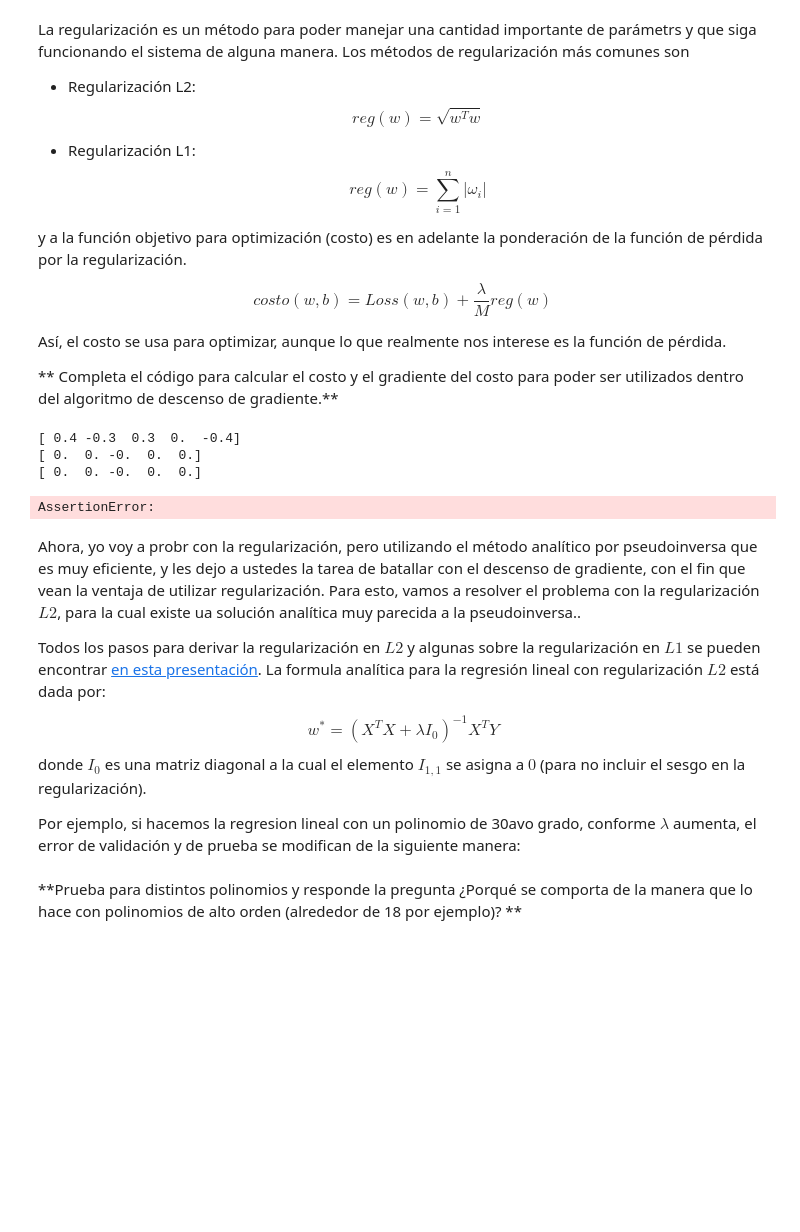
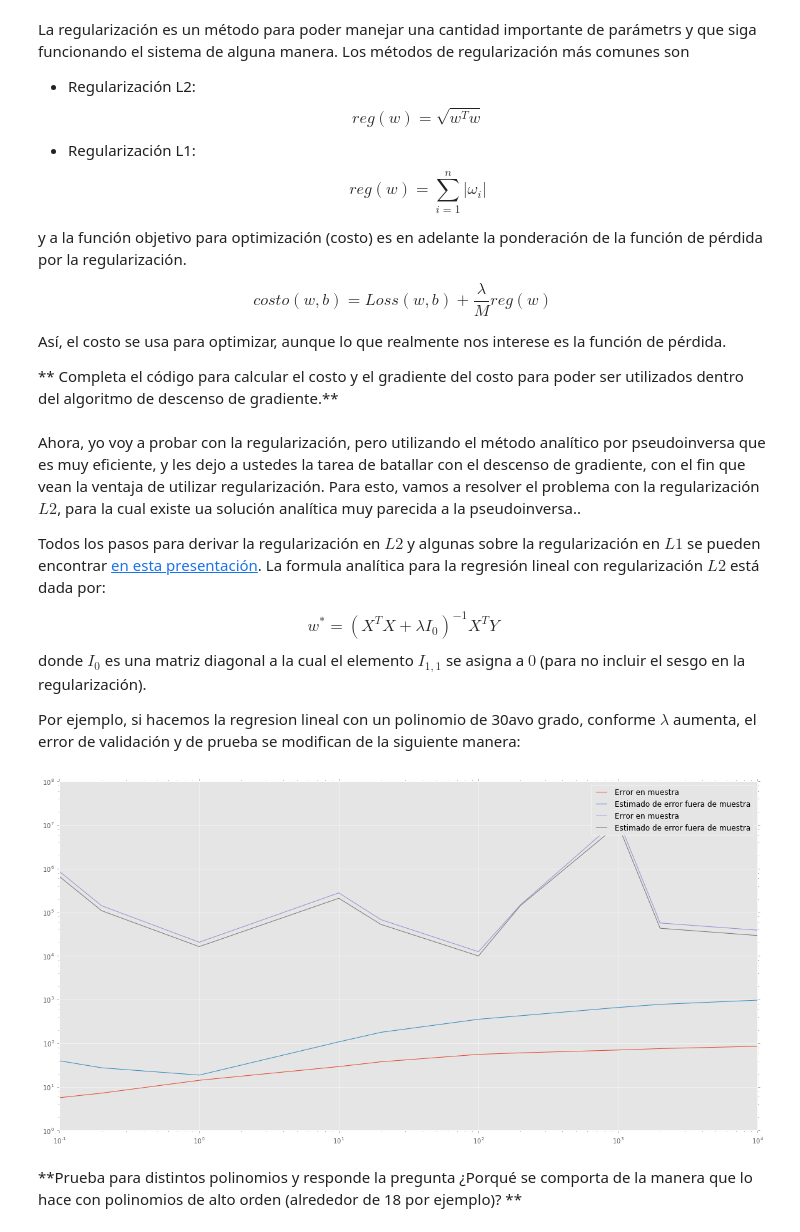
Before and after one commit to Belen-curso-redes-neuronales/Neurona_lineal, a Jupyter notebook: neurona_lineal.ipynb, the cells around one changed output. Cells and saved outputs as stored; diff of their text form; code cells hidden in the pictures; blank space fills up the shorter version.

```diff
--- a/neurona_lineal.ipynb
+++ b/neurona_lineal.ipynb
@@ -703,22 +703,19 @@ def grad_costo_reg(x, y, w, b, lmda, tipo):
 
     """
     M, n = x.shape
-     #h = np.dot(w,x.T) + b
-
-    #dif = h-y
-    #pd = np.dot(dif, x)
 
     error = y - (w @ x.T + b)
 
     # --aqui hay que poner código--
-    pd = error @ x
-    print (pd)
+    dLoss = error @ x
 
     if tipo is "L2":
-        dw = (-1/M)*np.sum(-pd) + (lmda/M)*2*w
-        print(dw)
+        dw = (-1/M)*dLoss + (lmda/M)*2*w
+
+
     elif tipo is "L1":
-        dw = (-1/M)*np.sum(pd) + (lmda/M)*np.sum(np.sign(w))/M
+        dw = (-1/M)*dLoss + (lmda/M)*np.sign(w)
+
     else:
         raise ValueError("Solo está programada por el momento la regularización para L1 y L2")
 
@@ -783,18 +780,12 @@ for lmbda in [0, .1, 1, 10, 100]:
     assert abs(costo(x, y, w, b, lmbda, tipo='L2') - (0.25 / 4  + lmbda * 11 / 2)) < 1e-6
 
     dw, db = grad_costo_reg(x, y, w, b, lmbda, tipo='L2')
-    print(dw)
     assert np.abs(dw - (np.array([-.2, .15, -.15, 0, .2]) + lmbda * w)).sum() < 1e-6
 
     dw, db = grad_costo_reg(x, y, w, b, lmbda, tipo='L1')
     assert np.abs(dw - (np.array([-.2, .15, -.15, 0, .2]) + lmbda * np.sign(w) / 2)).sum() < 1e-6
-# %% [output]
-[ 0.4 -0.3  0.3  0.  -0.4]
-[ 0.  0. -0.  0.  0.]
-[ 0.  0. -0.  0.  0.]
-AssertionError:
 # %% [markdown]
-Ahora, yo voy a probr con la regularización, pero utilizando el método analítico por pseudoinversa que es muy eficiente, y les dejo a ustedes la tarea de batallar con el descenso de gradiente, con el fin que vean la ventaja de utilizar regularización. Para esto, vamos a resolver el problema con la regularización $L2$, para la cual existe ua solución analítica muy parecida a la pseudoinversa..
+Ahora, yo voy a probar con la regularización, pero utilizando el método analítico por pseudoinversa que es muy eficiente, y les dejo a ustedes la tarea de batallar con el descenso de gradiente, con el fin que vean la ventaja de utilizar regularización. Para esto, vamos a resolver el problema con la regularización $L2$, para la cual existe ua solución analítica muy parecida a la pseudoinversa..
 
 Todos los pasos para derivar la regularización en $L2$ y algunas sobre la regularización en $L1$ se pueden encontrar [en esta presentación](http://eniac.cs.qc.cuny.edu/andrew/gcml/lecture5.pdf). La formula analítica para la regresión lineal con regularización $L2$ está dada por:
 
@@ -805,34 +796,36 @@ donde $I_0$ es una matriz diagonal a la cual el elemento $I_{1,1}$ se asigna a $
 
 Por ejemplo, si hacemos la regresion lineal con un polinomio de 30avo grado, conforme $\lambda$ aumenta, el error de validación y de prueba se modifican de la siguiente manera:
 # %%
-grado = 10
-x_train = np.power(x.reshape(-1,1), range(0, grado + 1))
-x_verif = np.power(x_plot.reshape(-1,1), range(0, grado + 1))
+for grado in [10,18]:
+    x_train = np.power(x.reshape(-1,1), range(0, grado + 1))
+    x_verif = np.power(x_plot.reshape(-1,1), range(0, grado + 1))
 
-y_train, y_verif = f(x), f(x_plot)
+    y_train, y_verif = f(x), f(x_plot)
 
-M_train = x_train.shape[0]
-M_verif = x_verif.shape[0]
+    M_train = x_train.shape[0]
+    M_verif = x_verif.shape[0]
 
-I_0 = np.eye(grado + 1)
-I_0[0, 0] = 0.0
+    I_0 = np.eye(grado + 1)
+    I_0[0, 0] = 0.0
 
-lambdas = np.array([0, .1, .2, 1, 10, 20, 100, 200, 1000, 2000, 10000])
-e_train = np.zeros_like(lambdas)
-e_verif = np.zeros_like(lambdas)
+    lambdas = np.array([0, .1, .2, 1, 10, 20, 100, 200, 1000, 2000, 10000])
+    e_train = np.zeros_like(lambdas)
+    e_verif = np.zeros_like(lambdas)
 
-for (i, lambd) in enumerate(lambdas):
-    w = np.linalg.inv(x_train.T @ x_train + (lambd * I_0)) @ x_train.T @ y_train
+    for (i, lambd) in enumerate(lambdas):
+        w = np.linalg.inv(x_train.T @ x_train + (lambd * I_0)) @ x_train.T @ y_train
 
-    error_train = y_train - x_train @ w
-    error_verif = y_verif - x_verif @ w
+        error_train = y_train - x_train @ w
+        error_verif = y_verif - x_verif @ w
 
-    e_train[i] = (error_train.T @ error_train) / M_train
-    e_verif[i] = (error_verif.T @ error_verif) / M_verif
+        e_train[i] = (error_train.T @ error_train) / M_train
+        e_verif[i] = (error_verif.T @ error_verif) / M_verif
 
-plt.loglog(lambdas, e_train, label="Error en muestra")
-plt.loglog(lambdas, e_verif, label="Estimado de error fuera de muestra")
-plt.legend()
+    plt.loglog(lambdas, e_train, label="Error en muestra")
+    plt.loglog(lambdas, e_verif, label="Estimado de error fuera de muestra")
+    plt.legend()
+# %% [output]
+[figure, added]
 # %% [markdown]
 **Prueba para distintos polinomios y responde la pregunta ¿Porqué se comporta de la manera que lo hace con polinomios de alto orden (alrededor de 18 por ejemplo)? **
 # %% [markdown]
```
Also changed, not shown: parts of 2 cells of this notebook.
